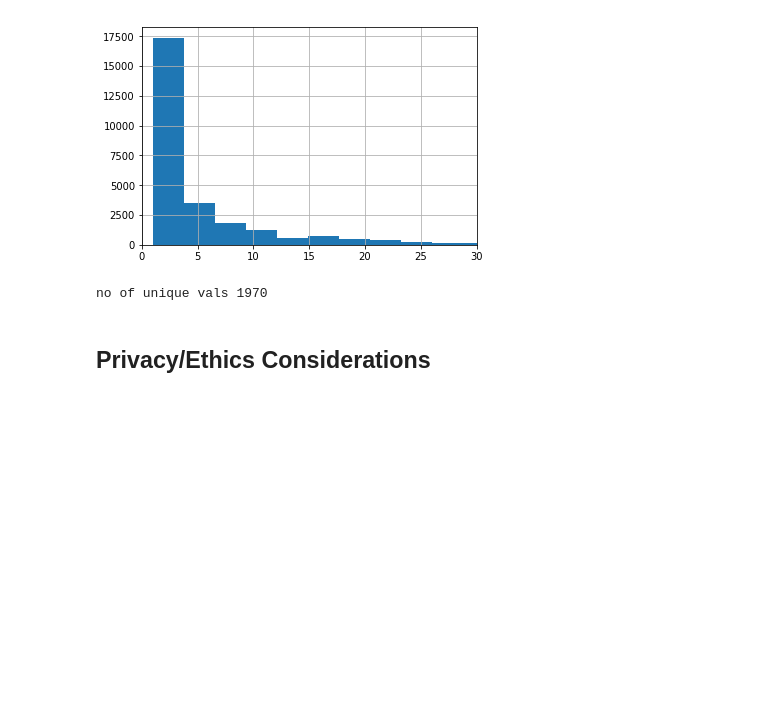
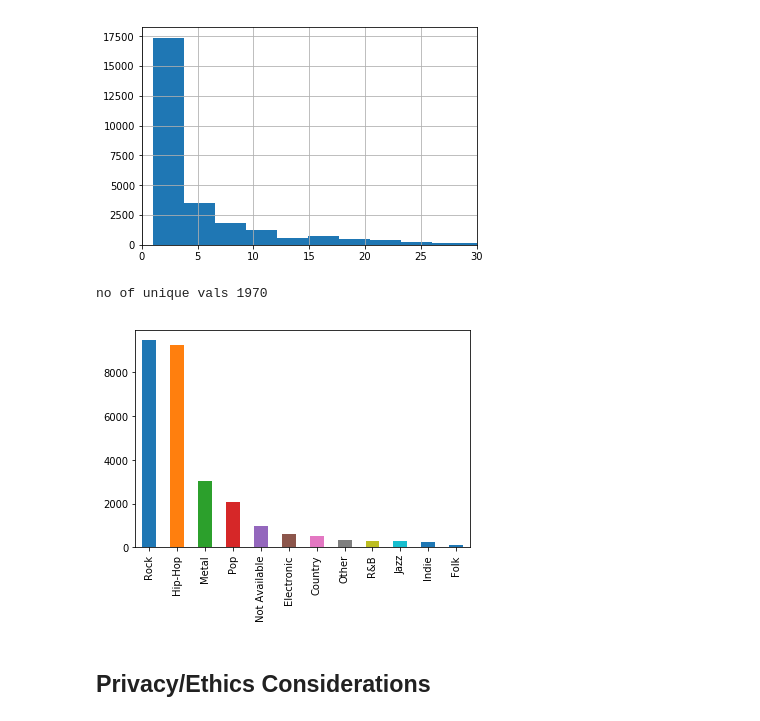
Before and after one commit to igneel73/Swearpop, a Jupyter notebook: Final Report.ipynb, the cells around one changed output. Cells and saved outputs as stored; diff of their text form; code cells hidden in the pictures; blank space fills up the shorter version.

```diff
--- a/Final Report.ipynb
+++ b/Final Report.ipynb
@@ -275,6 +275,11 @@ norm = raw_data["norm"].unique()
 print("no of unique vals " + str(len(norm)))
 # %% [output]
 no of unique vals 1970
+# %%
+with_prof["genre"].value_counts().plot.bar()
+f5 = plt.gcf()
+# %% [output]
+[figure, added]
 # %%
 # 1. prof, and pop  2. pop, and genre, and year 3. year and prof
 # %% [markdown]
```
Also changed, not shown: parts of 2 cells of this notebook.
